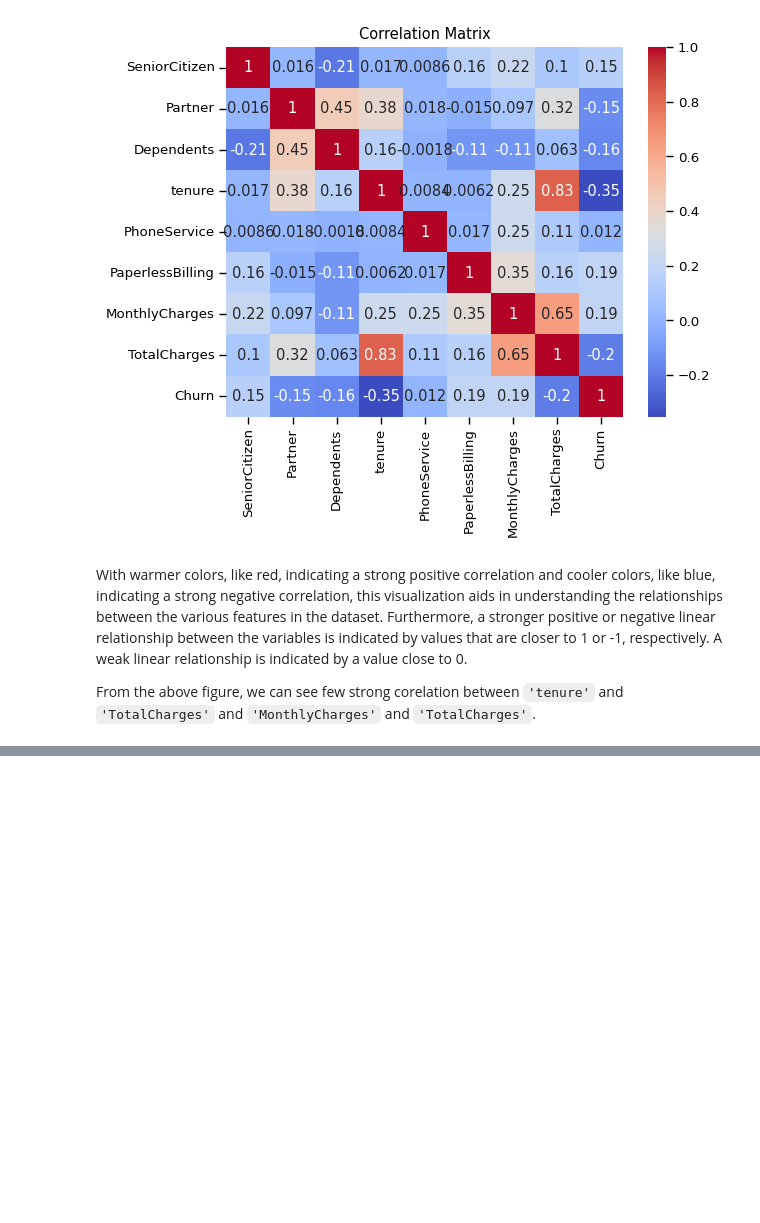
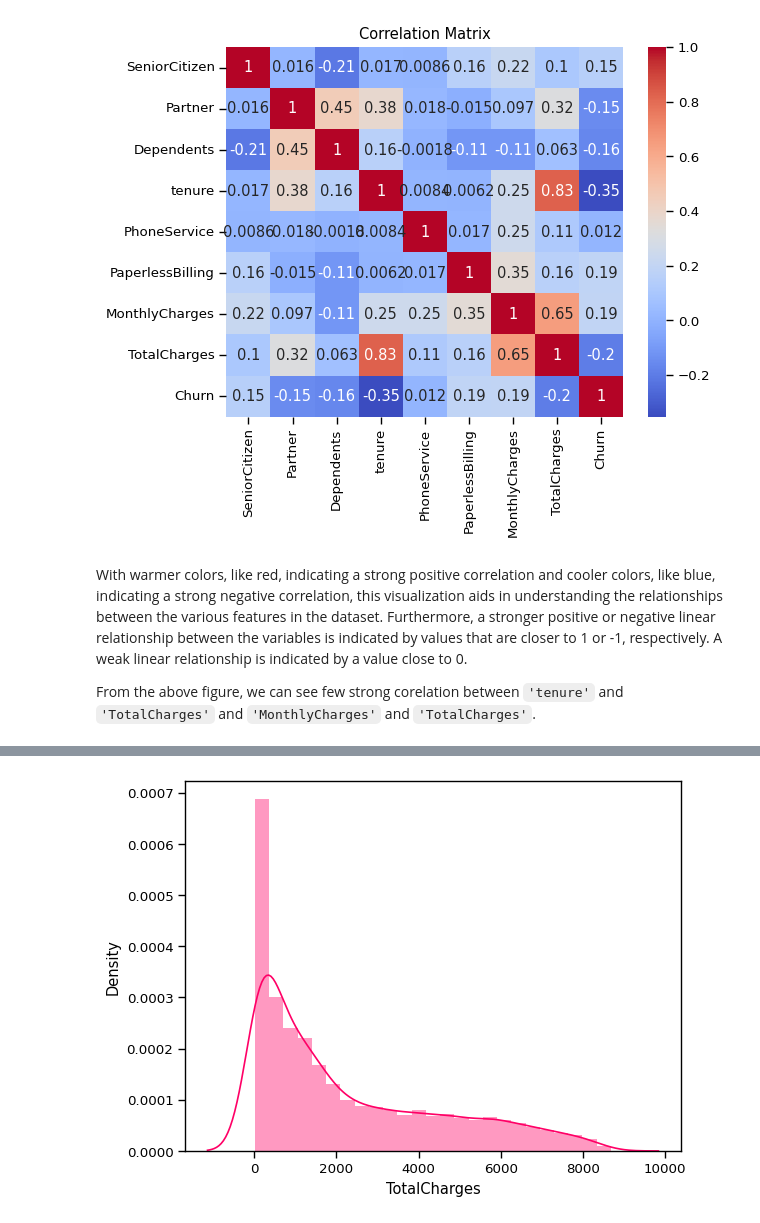
Before and after one commit to Shrestha-Dipesh/ML-Final-Project, a Jupyter notebook: ML_Final_Project.ipynb, the cells around one changed output, grey strips where cells are left out. Saved outputs shown, nothing was run; the diff lists cells and outputs as text; code cells hidden in the pictures; blank space fills up the shorter version.

```diff
--- a/ML_Final_Project.ipynb
+++ b/ML_Final_Project.ipynb
@@ -651,0 +655,4 @@ From the above figure, we can see few strong corelation between `'tenure'` and `
+# %%
+sns.distplot(data['TotalCharges'], color='#ff0066');
+# %% [output]
+[figure, added]
```
Also changed, not shown: parts of 11 cells of this notebook.
